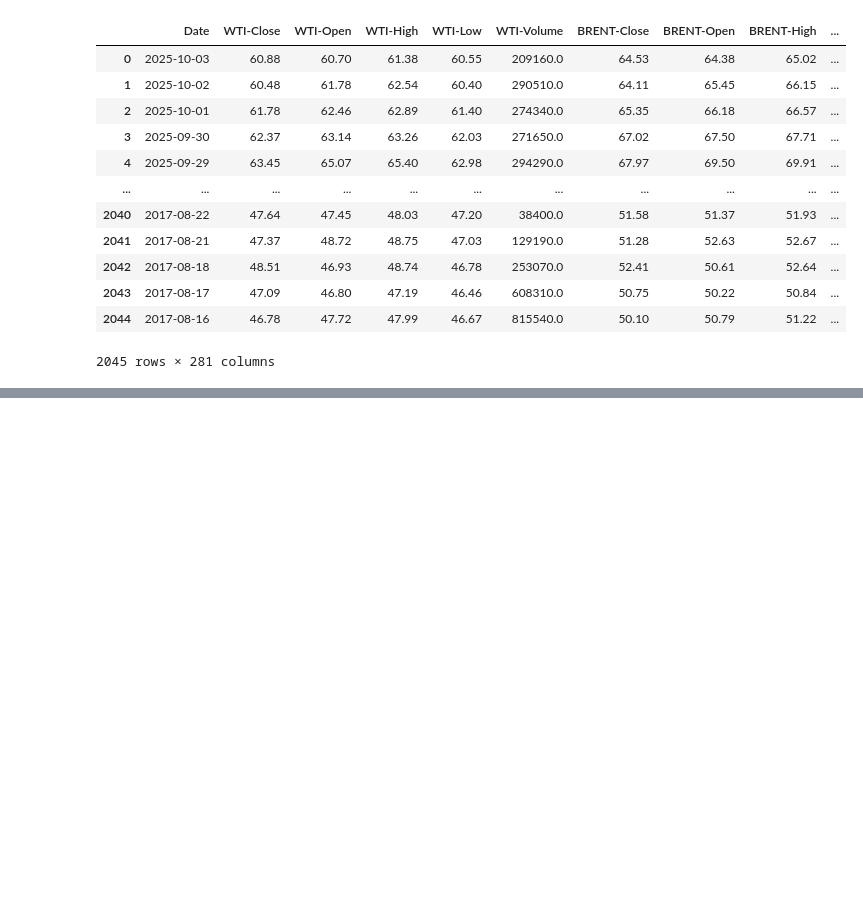
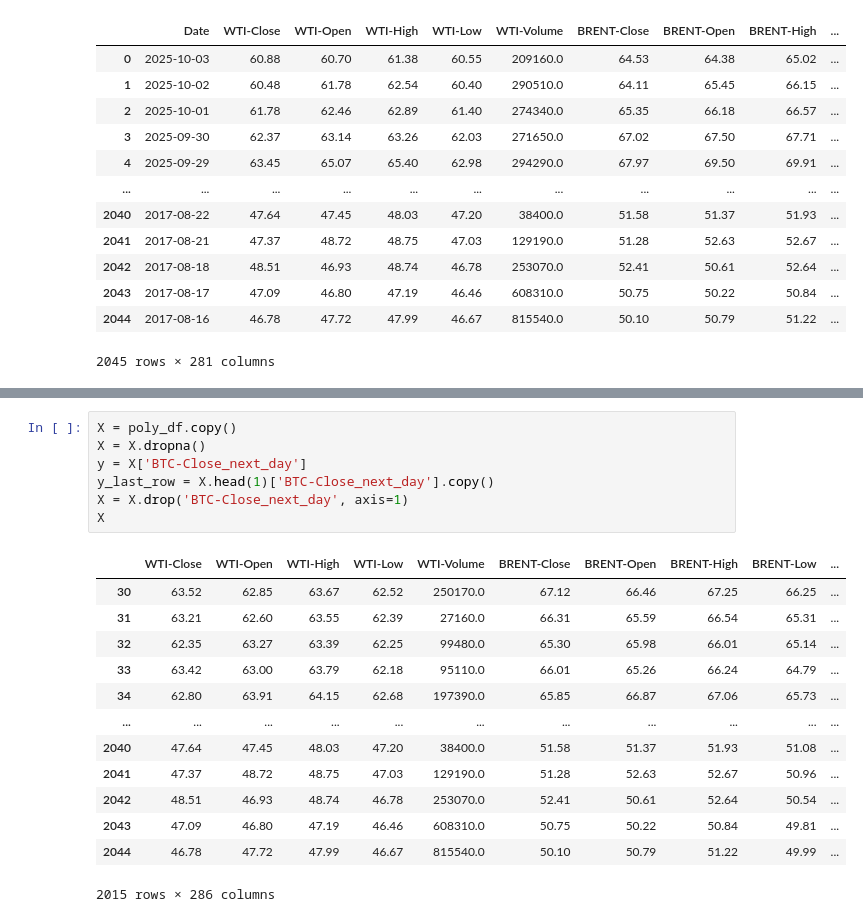
Before and after one commit to mijaelsegura03/ML_Bitcoin, a Jupyter notebook: EDA/OHLCs/models.ipynb, the cells around one changed output, grey strips where cells are left out. Cells and saved outputs as stored; diff of their text form; blank space fills up the shorter version.

```diff
--- a/EDA/OHLCs/EDA-1.ipynb
+++ b/EDA/OHLCs/models.ipynb
@@ -590,0 +609,21 @@ last_row
+# %%
+X = poly_df.copy()
+X = X.dropna()
+y = X['BTC-Close_next_day']
+y_last_row = X.head(1)['BTC-Close_next_day'].copy()
+X = X.drop('BTC-Close_next_day', axis=1)
+X
+# %% [output]
+|  | WTI-Close | WTI-Open | WTI-High | WTI-Low | WTI-Volume | BRENT-Close | BRENT-Open | BRENT-High | BRENT-Low | ... |
+| 30 | 63.52 | 62.85 | 63.67 | 62.52 | 250170.0 | 67.12 | 66.46 | 67.25 | 66.25 | ... |
+| 31 | 63.21 | 62.60 | 63.55 | 62.39 | 27160.0 | 66.31 | 65.59 | 66.54 | 65.31 | ... |
+| 32 | 62.35 | 63.27 | 63.39 | 62.25 | 99480.0 | 65.30 | 65.98 | 66.01 | 65.14 | ... |
+| 33 | 63.42 | 63.00 | 63.79 | 62.18 | 95110.0 | 66.01 | 65.26 | 66.24 | 64.79 | ... |
+| 34 | 62.80 | 63.91 | 64.15 | 62.68 | 197390.0 | 65.85 | 66.87 | 67.06 | 65.73 | ... |
+| ... | ... | ... | ... | ... | ... | ... | ... | ... | ... | ... |
+| 2040 | 47.64 | 47.45 | 48.03 | 47.20 | 38400.0 | 51.58 | 51.37 | 51.93 | 51.08 | ... |
+| 2041 | 47.37 | 48.72 | 48.75 | 47.03 | 129190.0 | 51.28 | 52.63 | 52.67 | 50.96 | ... |
+| 2042 | 48.51 | 46.93 | 48.74 | 46.78 | 253070.0 | 52.41 | 50.61 | 52.64 | 50.54 | ... |
+| 2043 | 47.09 | 46.80 | 47.19 | 46.46 | 608310.0 | 50.75 | 50.22 | 50.84 | 49.81 | ... |
+| 2044 | 46.78 | 47.72 | 47.99 | 46.67 | 815540.0 | 50.10 | 50.79 | 51.22 | 49.99 | ... |
+2015 rows × 286 columns
```
Also changed, not shown: parts of 14 cells of this notebook, 1 other file.
